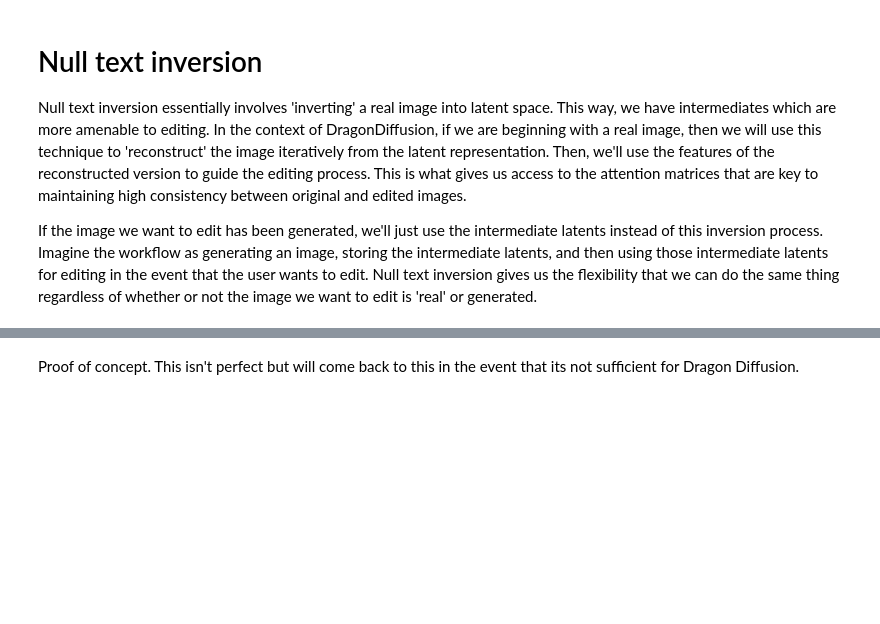
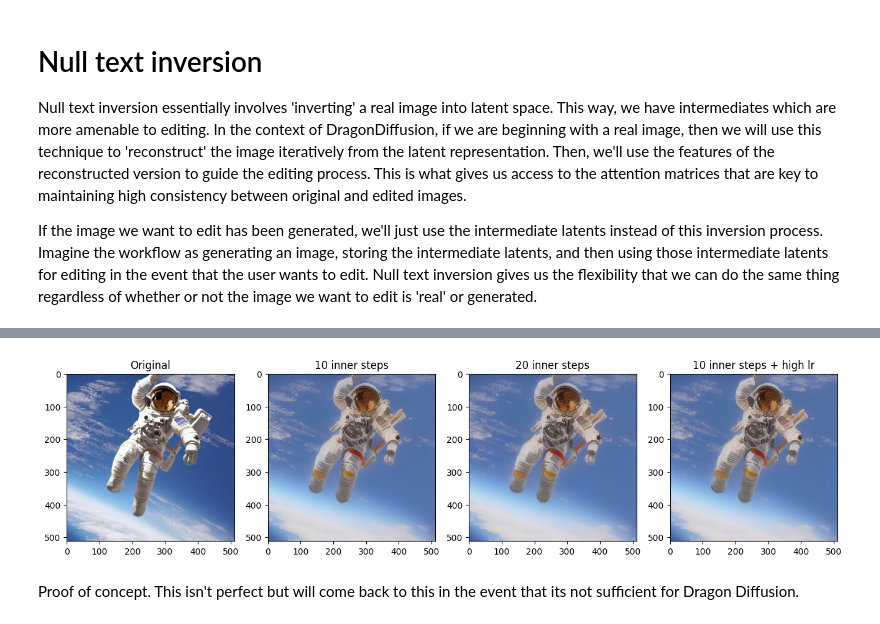
Before and after one commit to superolly/dragon_diffusion, a Jupyter notebook: nbs/02_nulltext.ipynb, the cells around one changed output, grey strips where cells are left out. Cells and saved outputs as stored; diff of their text form; code cells hidden in the pictures; blank space fills up the shorter version.

```diff
--- a/nbs/02_nulltext.ipynb
+++ b/nbs/02_nulltext.ipynb
@@ -162,6 +162,6 @@ def reconstruct(model, scheduler, latents, cond_embeddings, null_uncond_embeddin
         return image
     return latents
 # %%
-recon_img = reconstruct(model, scheduler, z_T, cond_embeddings, all_null_texts, guidance=1, vae=vae, decode=True)
+recon_img_10 = reconstruct(model, scheduler, z_T, cond_embeddings, all_null_texts, guidance=1, vae=vae, decode=True)
 # %% [output]
 [interactive output not drawn]
@@ -171,0 +168,2 @@ recon_img
+# %%
+recon_img_20 = reconstruct(model, scheduler, z_T, cond_embeddings, all_null_texts, guidance=1, vae=vae, decode=True)
@@ -171,0 +172,2 @@ recon_img
+# %%
+recon_img_lr = reconstruct(model, scheduler, z_T, cond_embeddings, all_null_texts, guidance=1, vae=vae, decode=True)
@@ -172,3 +176,12 @@ recon_img
+# %%
+image = load_img(img_path, 512, 512)
+# %%
+fig, ax = plt.subplots(1,4,figsize=(16,8))
+for i, (img, title) in enumerate(zip([image, recon_img_10, recon_img_20, recon_img_lr], ["Original", "10 inner steps", "20 inner steps", "10 inner steps + high lr"])):
+    ax[i].imshow(img)
+    ax[i].set_title(title)
+# %% [output]
+[figure, added]
 # %% [markdown]
 Proof of concept. This isn't perfect but will come back to this in the event that its not sufficient for Dragon Diffusion.
 # %%
```
Also changed, not shown: parts of 6 cells of this notebook, 8 other files.
